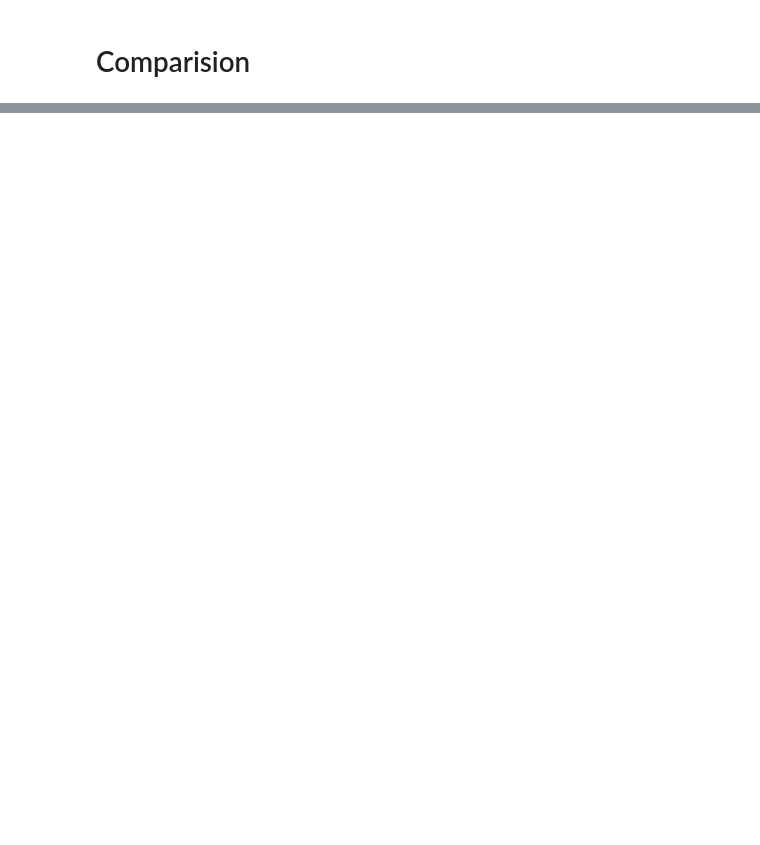
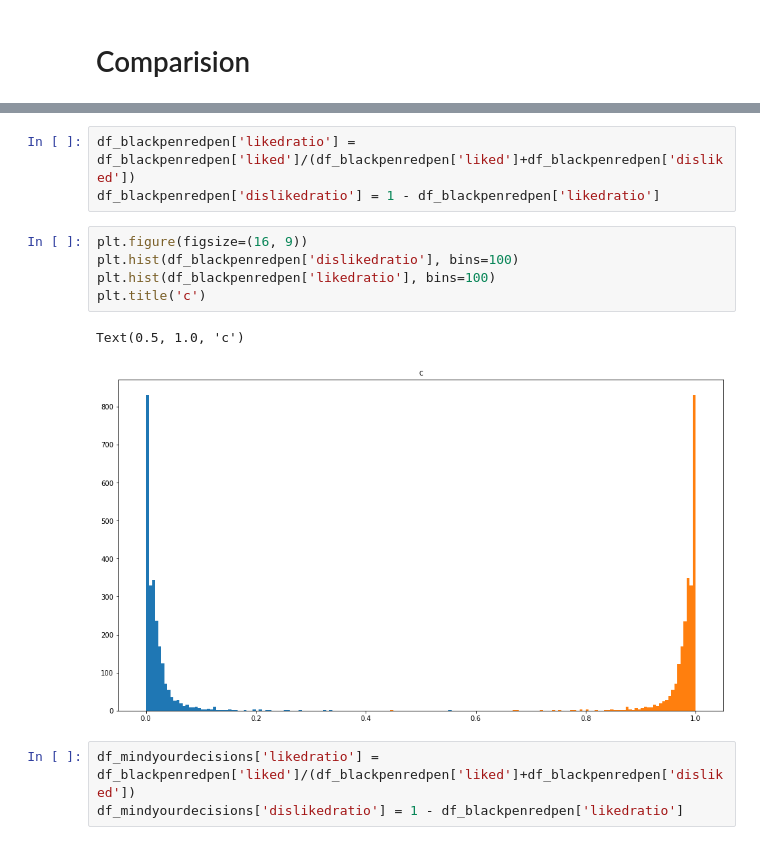
Before and after one commit to dpalatynski/DataAnalysis, a Jupyter notebook: list3/list3.ipynb, the cells around one changed output, grey strips where cells are left out. Drawn from its saved outputs; the diff is of its cells as text; blank space fills up the shorter version.

```diff
--- a/list3/list3.ipynb
+++ b/list3/list3.ipynb
@@ -283,0 +270,14 @@ len(comments)
+# %%
+df_blackpenredpen['likedratio'] = df_blackpenredpen['liked']/(df_blackpenredpen['liked']+df_blackpenredpen['disliked'])
+df_blackpenredpen['dislikedratio'] = 1 - df_blackpenredpen['likedratio']
+# %%
+plt.figure(figsize=(16, 9))
+plt.hist(df_blackpenredpen['dislikedratio'], bins=100)
+plt.hist(df_blackpenredpen['likedratio'], bins=100)
+plt.title('c')
+# %% [output]
+Text(0.5, 1.0, 'c')
+[figure, added]
+# %%
+df_mindyourdecisions['likedratio'] = df_blackpenredpen['liked']/(df_blackpenredpen['liked']+df_blackpenredpen['disliked'])
+df_mindyourdecisions['dislikedratio'] = 1 - df_blackpenredpen['likedratio']
```
Also changed, not shown: parts of 87 cells of this notebook.
